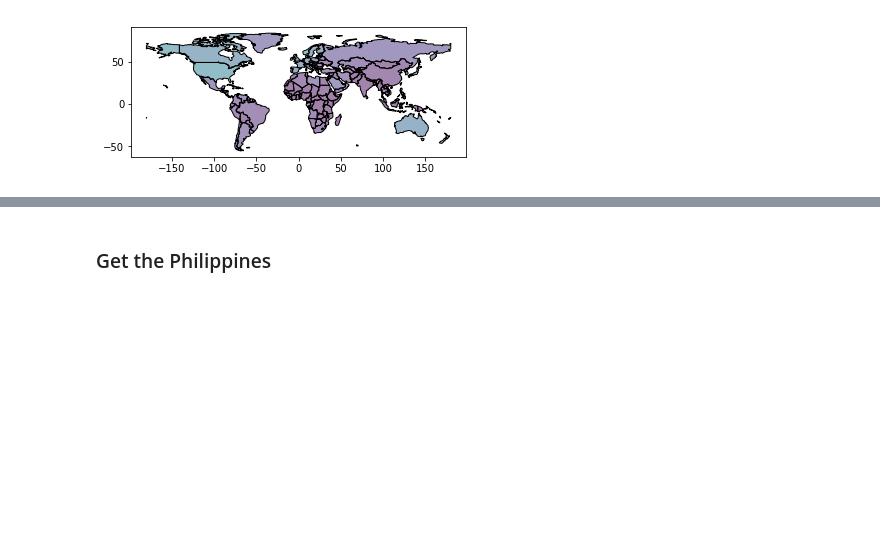
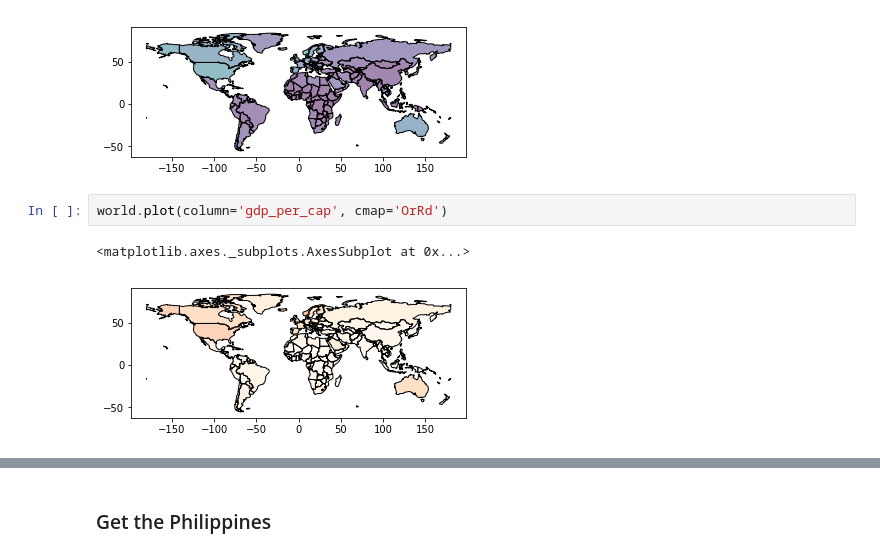
Before and after one commit to fjcamillo/Learn-GeoPandas, a Jupyter notebook: project_files/GeoPandas.ipynb, the cells around one changed output, grey strips where cells are left out. Saved outputs shown, nothing was run; the diff lists cells and outputs as text; blank space fills up the shorter version.

Commit message:
finished chloropleth diagram

```diff
--- a/project_files/GeoPandas.ipynb
+++ b/project_files/GeoPandas.ipynb
@@ -56,3 +56,8 @@ world.plot(column='gdp_per_cap')
 # %% [output]
 <matplotlib.axes._subplots.AxesSubplot at 0x...>
 [figure]
+# %%
+world.plot(column='gdp_per_cap', cmap='OrRd')
+# %% [output]
+<matplotlib.axes._subplots.AxesSubplot at 0x...>
+[figure, added]
```
Also changed, not shown: parts of 1 cell of this notebook.
